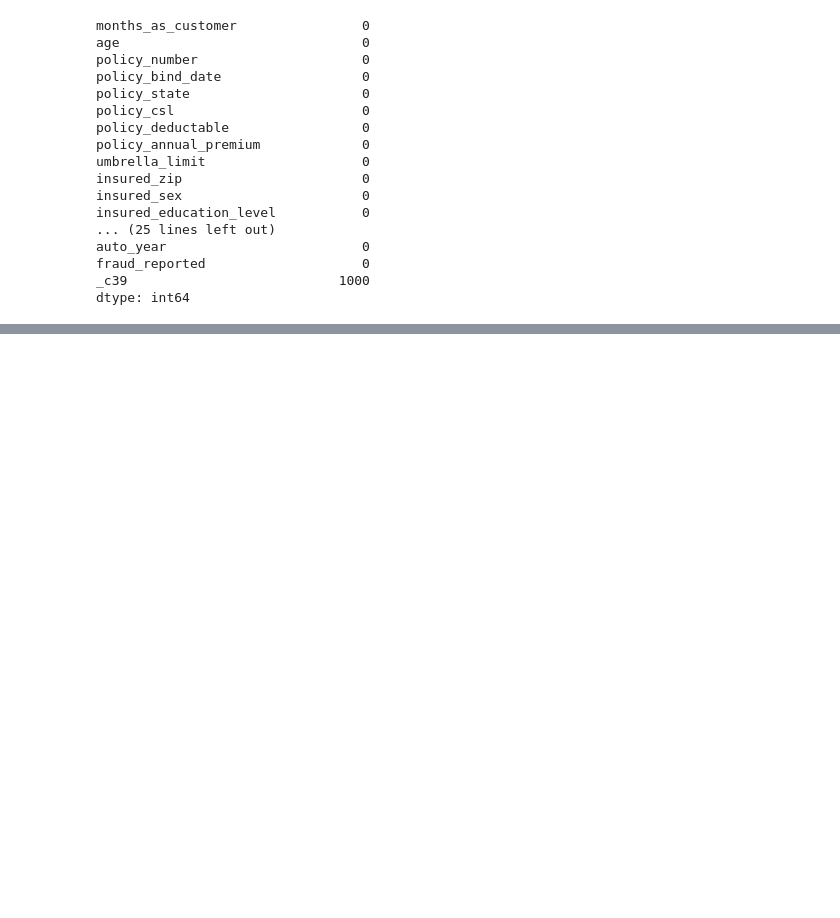
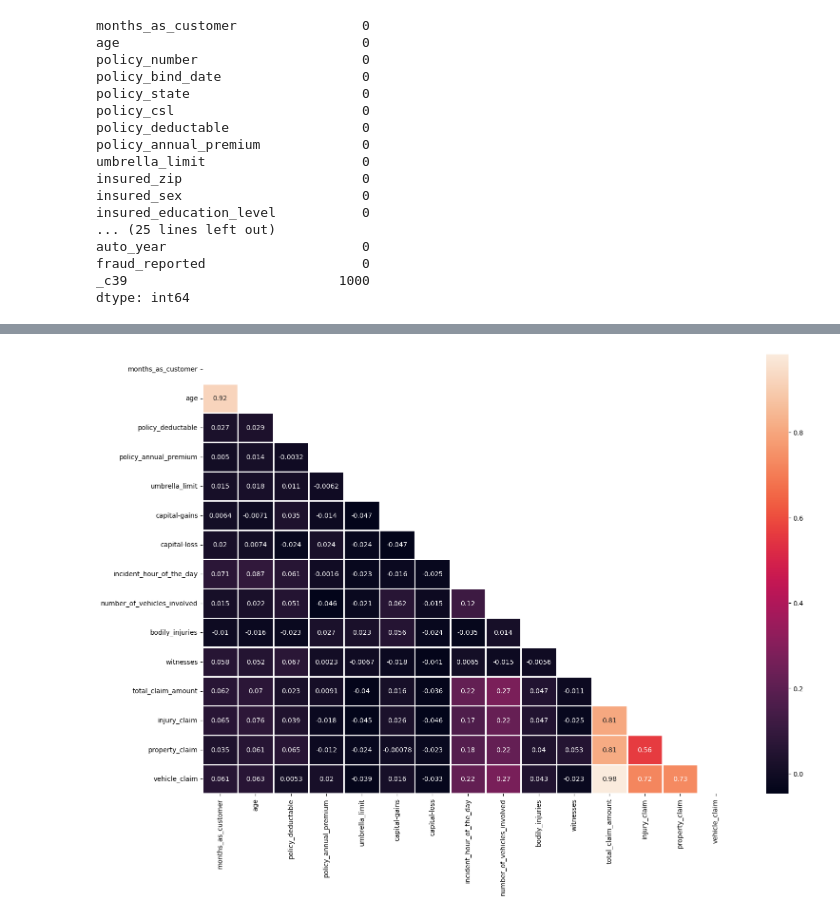
Before and after one commit to dipanshu-0639/insurance_fraud_detection, a Jupyter notebook: notebooks/preprocessing.ipynb, the cells around one changed output, grey strips where cells are left out. Saved outputs shown, nothing was run; the diff lists cells and outputs as text; code cells hidden in the pictures; blank space fills up the shorter version.

```diff
--- a/notebooks/preprocessing.ipynb
+++ b/notebooks/preprocessing.ipynb
@@ -103,0 +135,7 @@ dtype: int64
+# %%
+
+
+to_drop = ['policy_number','policy_bind_date','policy_state','insured_zip','incident_location','incident_date',
+           'incident_state','incident_city','insured_hobbies','auto_make','auto_model','auto_year', '_c39']
+
+df.drop(to_drop, inplace = True, axis = 1)
@@ -103,0 +152,12 @@ dtype: int64
+# %%
+
+
+plt.figure(figsize = (18, 12))
+
+corr = df.select_dtypes(include=['number']).corr()
+mask = np.triu(np.ones_like(corr, dtype = bool))
+
+sns.heatmap(data = corr, mask = mask, annot = True, fmt = '.2g', linewidth = 1)
+plt.show()
+# %% [output]
+[figure, added]
```
Also changed, not shown: parts of 8 cells of this notebook.
